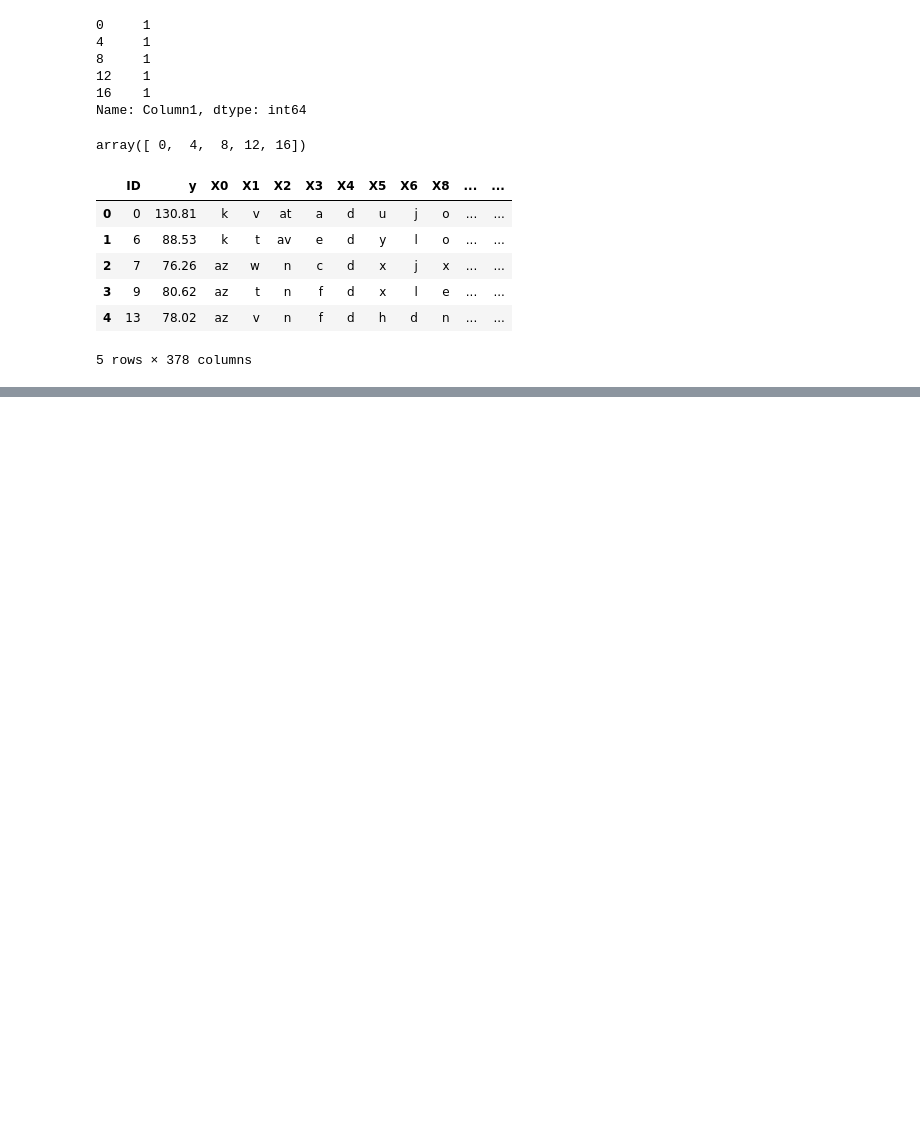
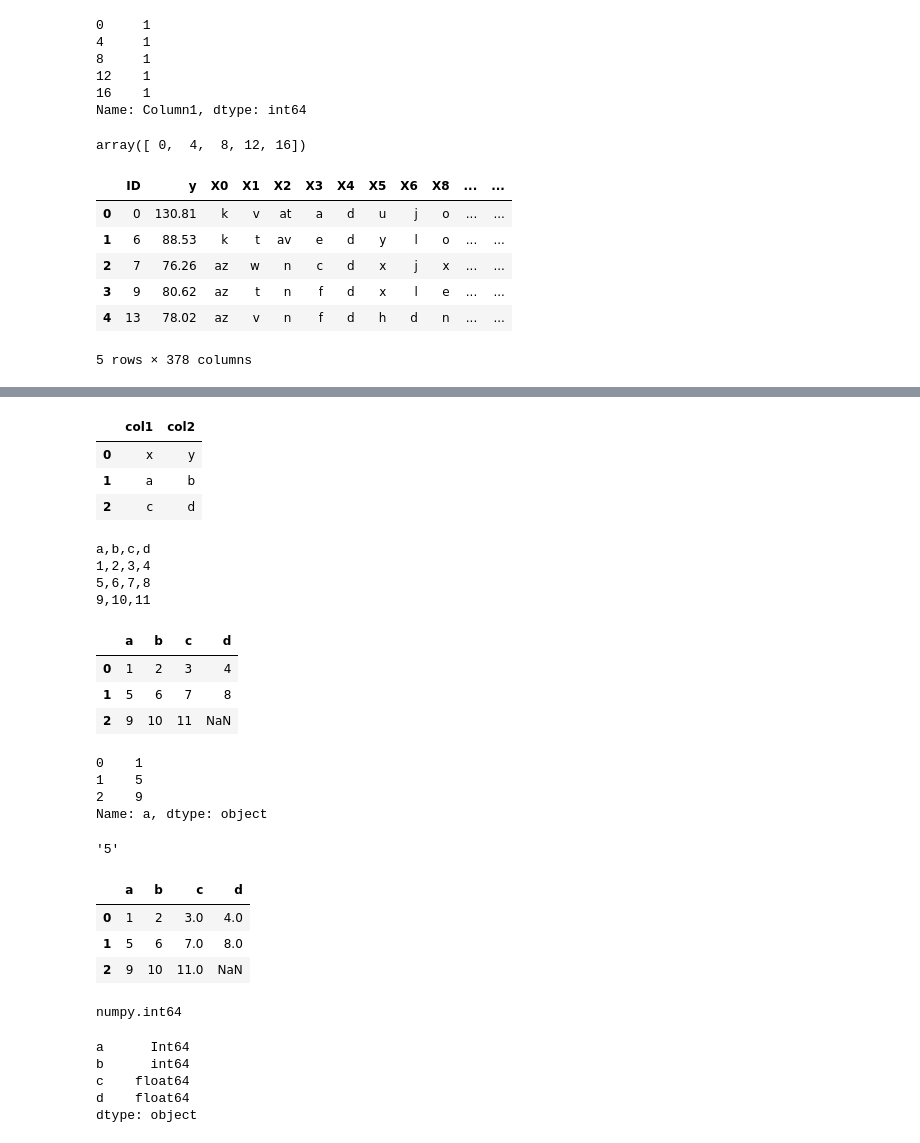
Before and after one commit to GurmanKD/Learning-Python, a Jupyter notebook: Pandas.ipynb, the cells around one changed output, grey strips where cells are left out. Cells and saved outputs as stored; diff of their text form; code cells hidden in the pictures; blank space fills up the shorter version.

```diff
--- a/Pandas.ipynb
+++ b/Pandas.ipynb
@@ -245,0 +275,11 @@ df[df['y']>100]
+# %%
+df=pd.read_csv(StringIO(data), usecols=['col1','col2'])
+
+df
+
+# to read from specific columns
+# %% [output]
+|  | col1 | col2 |
+| 0 | x | y |
+| 1 | a | b |
+| 2 | c | d |
@@ -245,0 +290,62 @@ df[df['y']>100]
+# %%
+data=('a,b,c,d\n'
+     '1,2,3,4\n'
+     '5,6,7,8\n'
+     '9,10,11')
+print(data)
+# %% [output]
+a,b,c,d
+1,2,3,4
+5,6,7,8
+9,10,11
+# %%
+df=pd.read_csv(StringIO(data), dtype=object)
+
+# Specifying column data types, here all the columns will be an object now
+# In this dataframe, object will be a string
+# dtype can be int, float, etc, anything
+
+df
+# %% [output]
+|  | a | b | c | d |
+| 0 | 1 | 2 | 3 | 4 |
+| 1 | 5 | 6 | 7 | 8 |
+| 2 | 9 | 10 | 11 | NaN |
+# %%
+df['a']
+# %% [output]
+0    1
+1    5
+2    9
+Name: a, dtype: object
+# %%
+df['a'][1]
+
+# a string
+# %% [output]
+'5'
+# %%
+df=pd.read_csv(StringIO(data),dtype={'b':int, 'c':float, 'a':'Int64'})
+
+# to give different datatype to each column
+
+df
+# %% [output]
+|  | a | b | c | d |
+| 0 | 1 | 2 | 3.0 | 4.0 |
+| 1 | 5 | 6 | 7.0 | 8.0 |
+| 2 | 9 | 10 | 11.0 | NaN |
+# %%
+type(df['a'][1])
+# %% [output]
+numpy.int64
+# %%
+df.dtypes
+
+# to check datatypes of all the columns
+# %% [output]
+a      Int64
+b      int64
+c    float64
+d    float64
+dtype: object
```
Also changed, not shown: parts of 31 cells of this notebook.
